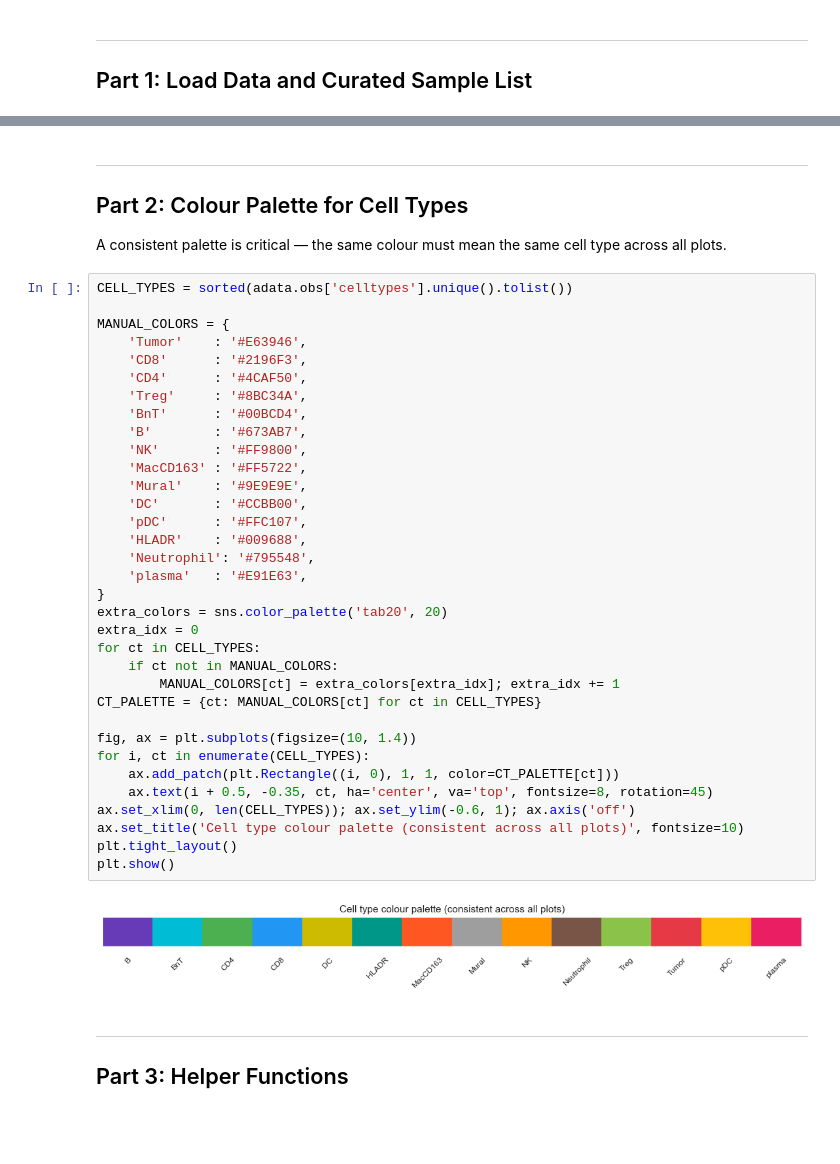
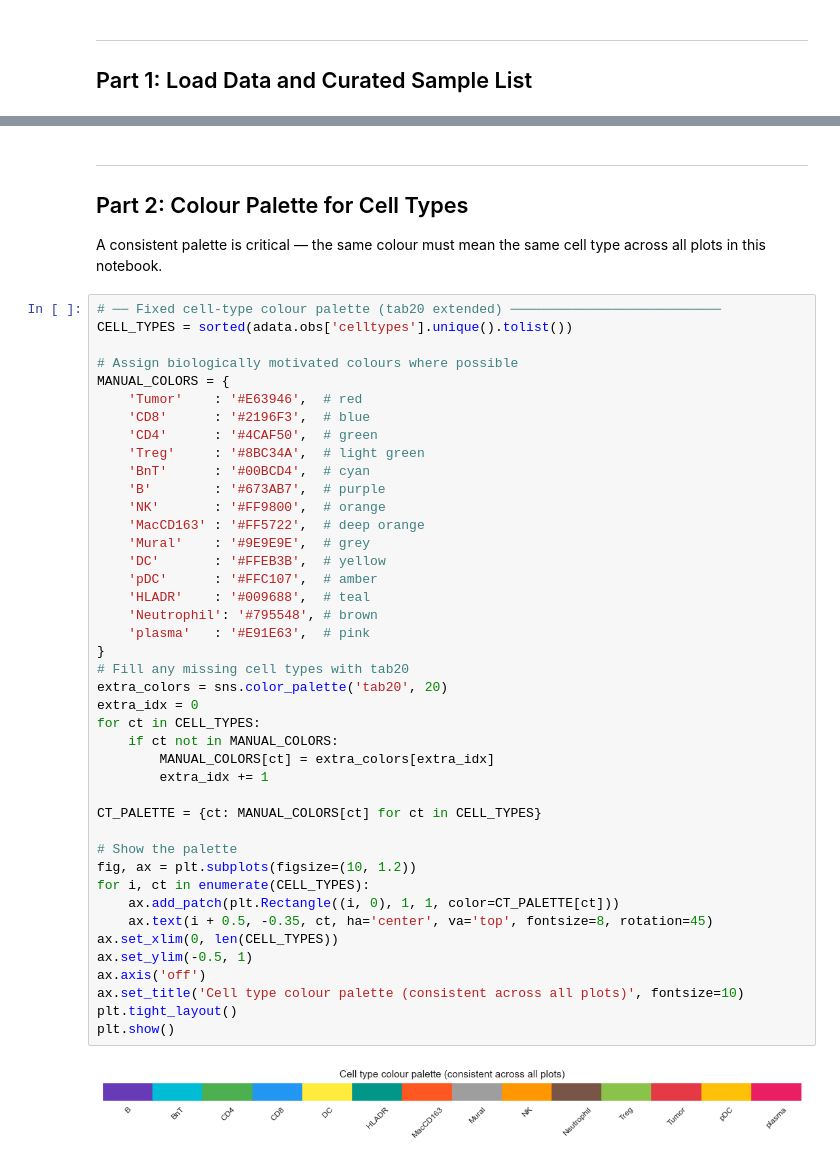
Before and after one commit to storaged/UW-SysBiol-Project3, a Jupyter notebook: Tutorial_2b_Spatial_Diverse_Samples.ipynb, the cells around one changed output, grey strips where cells are left out. Drawn from its saved outputs; the diff is of its cells as text; blank space fills up the shorter version.

```diff
--- a/Tutorial_2b_Spatial_Diverse_Samples.ipynb
+++ b/Tutorial_2b_Spatial_Diverse_Samples.ipynb
@@ -80,43 +84,48 @@ THOR   #3      2129   21.4%    2.084      1.638  ...41504-LUNG-VAR-TIS-01-IMC-01
 ---
 ## Part 2: Colour Palette for Cell Types
 
-A consistent palette is critical — the same colour must mean the same cell type across all plots.
+A consistent palette is critical — the same colour must mean the same cell type across all plots in this notebook.
 # %%
+# ── Fixed cell-type colour palette (tab20 extended) ───────────────────────────
 CELL_TYPES = sorted(adata.obs['celltypes'].unique().tolist())
 
+# Assign biologically motivated colours where possible
 MANUAL_COLORS = {
-    'Tumor'    : '#E63946',
-    'CD8'      : '#2196F3',
-    'CD4'      : '#4CAF50',
-    'Treg'     : '#8BC34A',
-    'BnT'      : '#00BCD4',
-    'B'        : '#673AB7',
-    'NK'       : '#FF9800',
-    'MacCD163' : '#FF5722',
-    'Mural'    : '#9E9E9E',
-    'DC'       : '#CCBB00',
-    'pDC'      : '#FFC107',
-    'HLADR'    : '#009688',
-    'Neutrophil': '#795548',
-    'plasma'   : '#E91E63',
+    'Tumor'    : '#E63946',  # red
+    'CD8'      : '#2196F3',  # blue
+    'CD4'      : '#4CAF50',  # green
+    'Treg'     : '#8BC34A',  # light green
+    'BnT'      : '#00BCD4',  # cyan
+    'B'        : '#673AB7',  # purple
+    'NK'       : '#FF9800',  # orange
+    'MacCD163' : '#FF5722',  # deep orange
+    'Mural'    : '#9E9E9E',  # grey
+    'DC'       : '#FFEB3B',  # yellow
+    'pDC'      : '#FFC107',  # amber
+    'HLADR'    : '#009688',  # teal
+    'Neutrophil': '#795548', # brown
+    'plasma'   : '#E91E63',  # pink
 }
+# Fill any missing cell types with tab20
 extra_colors = sns.color_palette('tab20', 20)
 extra_idx = 0
 for ct in CELL_TYPES:
     if ct not in MANUAL_COLORS:
-        MANUAL_COLORS[ct] = extra_colors[extra_idx]; extra_idx += 1
+        MANUAL_COLORS[ct] = extra_colors[extra_idx]
+        extra_idx += 1
+
 CT_PALETTE = {ct: MANUAL_COLORS[ct] for ct in CELL_TYPES}
 
-fig, ax = plt.subplots(figsize=(10, 1.4))
+# Show the palette
+fig, ax = plt.subplots(figsize=(10, 1.2))
 for i, ct in enumerate(CELL_TYPES):
     ax.add_patch(plt.Rectangle((i, 0), 1, 1, color=CT_PALETTE[ct]))
     ax.text(i + 0.5, -0.35, ct, ha='center', va='top', fontsize=8, rotation=45)
-ax.set_xlim(0, len(CELL_TYPES)); ax.set_ylim(-0.6, 1); ax.axis('off')
+ax.set_xlim(0, len(CELL_TYPES))
+ax.set_ylim(-0.5, 1)
+ax.axis('off')
 ax.set_title('Cell type colour palette (consistent across all plots)', fontsize=10)
 plt.tight_layout()
 plt.show()
 # %% [output]
-[figure, old version]
+[figure, new version]
-# %% [markdown]
----
-## Part 3: Helper Functions
```
Also changed, not shown: parts of 15 cells of this notebook.
